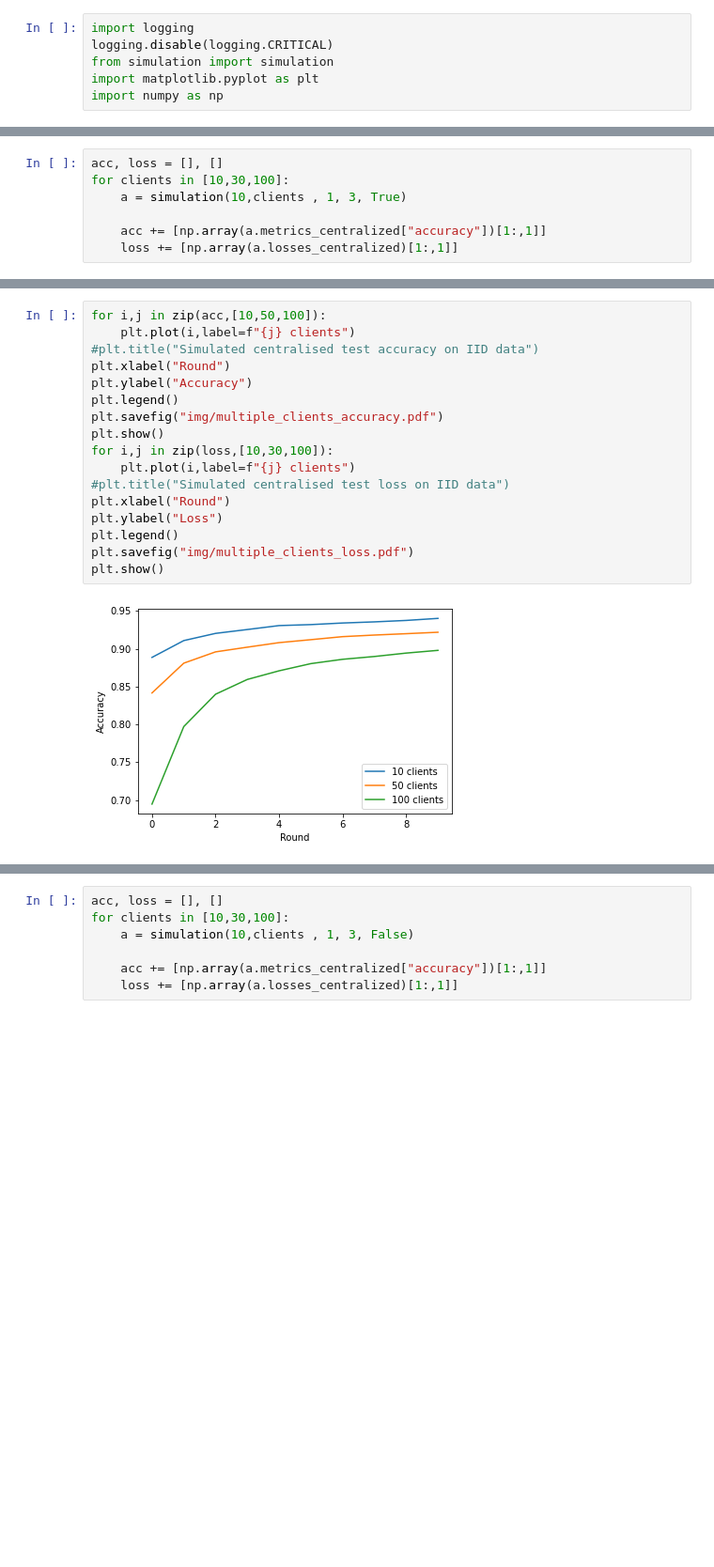
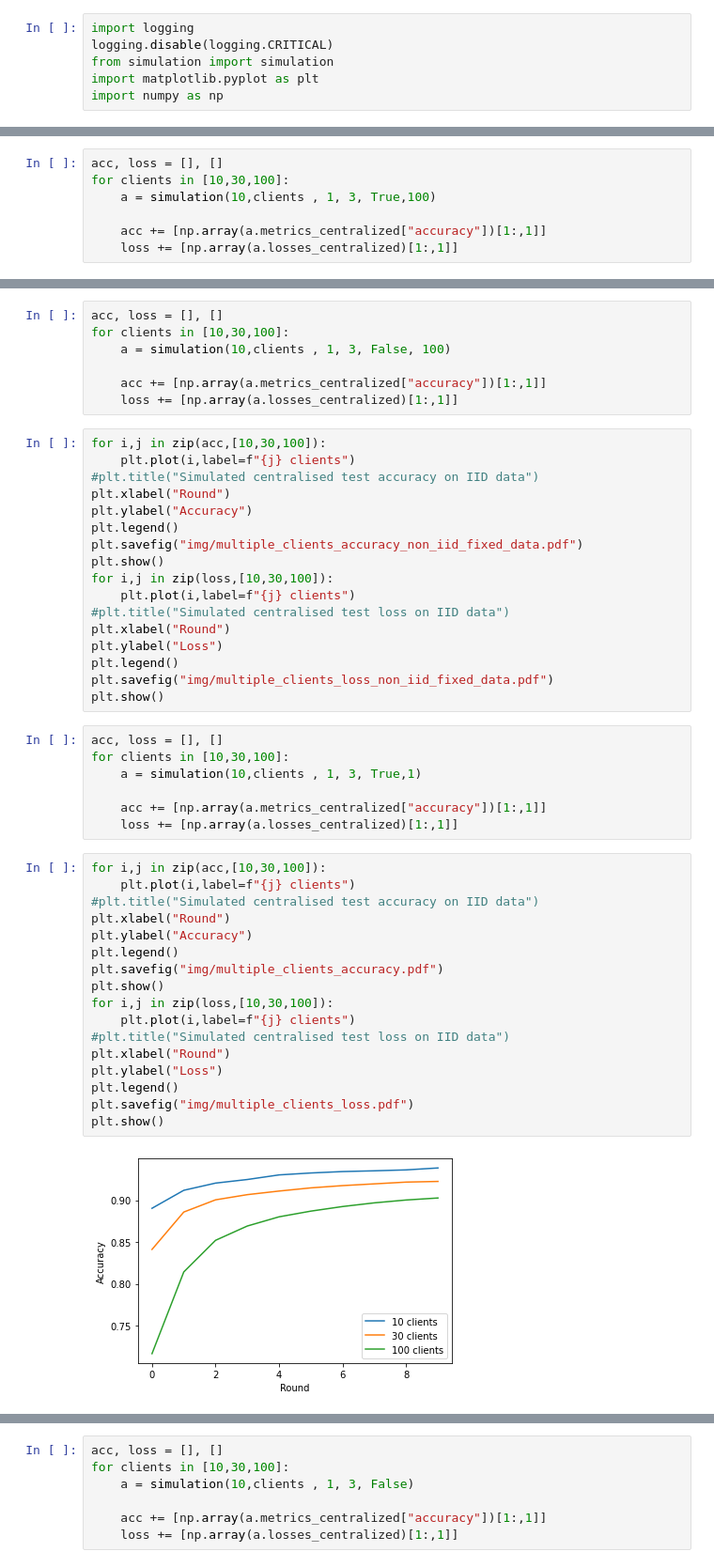
Before and after one commit to Zigolox/Federated-Learning-On-RPi, a Jupyter notebook: src/Graphs.ipynb, the cells around one changed output, grey strips where cells are left out. Shown at 94% size. Saved outputs shown, nothing was run; the diff lists cells and outputs as text; blank space fills up the shorter version.

Commit message:
Added new graphs

```diff
--- a/src/Untitled.ipynb
+++ b/src/Graphs.ipynb
@@ -15,7 +11,7 @@ a.metrics_distributed
 # %%
 acc, loss = [], []
 for clients in [10,30,100]:
-    a = simulation(10,clients , 1, 3, True)
+    a = simulation(10,clients , 1, 3, True,100)
 
     acc += [np.array(a.metrics_centralized["accuracy"])[1:,1]]
     loss += [np.array(a.losses_centralized)[1:,1]]
@@ -22,19 +38,50 @@ for clients in [10,30,100]:
+# %%
+acc, loss = [], []
+for clients in [10,30,100]:
+    a = simulation(10,clients , 1, 3, False, 100)
+
+    acc += [np.array(a.metrics_centralized["accuracy"])[1:,1]]
+    loss += [np.array(a.losses_centralized)[1:,1]]
+# %%
+for i,j in zip(acc,[10,30,100]):
+    plt.plot(i,label=f"{j} clients")
+#plt.title("Simulated centralised test accuracy on IID data")
+plt.xlabel("Round")
+plt.ylabel("Accuracy")
+plt.legend()
+plt.savefig("img/multiple_clients_accuracy_non_iid_fixed_data.pdf")
+plt.show()
+for i,j in zip(loss,[10,30,100]):
+    plt.plot(i,label=f"{j} clients")
+#plt.title("Simulated centralised test loss on IID data")
+plt.xlabel("Round")
+plt.ylabel("Loss")
+plt.legend()
+plt.savefig("img/multiple_clients_loss_non_iid_fixed_data.pdf")
+plt.show()
+# %%
+acc, loss = [], []
+for clients in [10,30,100]:
+    a = simulation(10,clients , 1, 3, True,1)
+
+    acc += [np.array(a.metrics_centralized["accuracy"])[1:,1]]
+    loss += [np.array(a.losses_centralized)[1:,1]]
 # %%
-for i,j in zip(acc,[10,50,100]):
+for i,j in zip(acc,[10,30,100]):
     plt.plot(i,label=f"{j} clients")
 #plt.title("Simulated centralised test accuracy on IID data")
 plt.xlabel("Round")
 plt.ylabel("Accuracy")
 plt.legend()
 plt.savefig("img/multiple_clients_accuracy.pdf")
 plt.show()
 for i,j in zip(loss,[10,30,100]):
     plt.plot(i,label=f"{j} clients")
 #plt.title("Simulated centralised test loss on IID data")
 plt.xlabel("Round")
 plt.ylabel("Loss")
 plt.legend()
 plt.savefig("img/multiple_clients_loss.pdf")
 plt.show()
 # %% [output]
-[figure, old version]
+[figure, new version]
```
Also changed, not shown: parts of 10 cells of this notebook, 15 other files.
